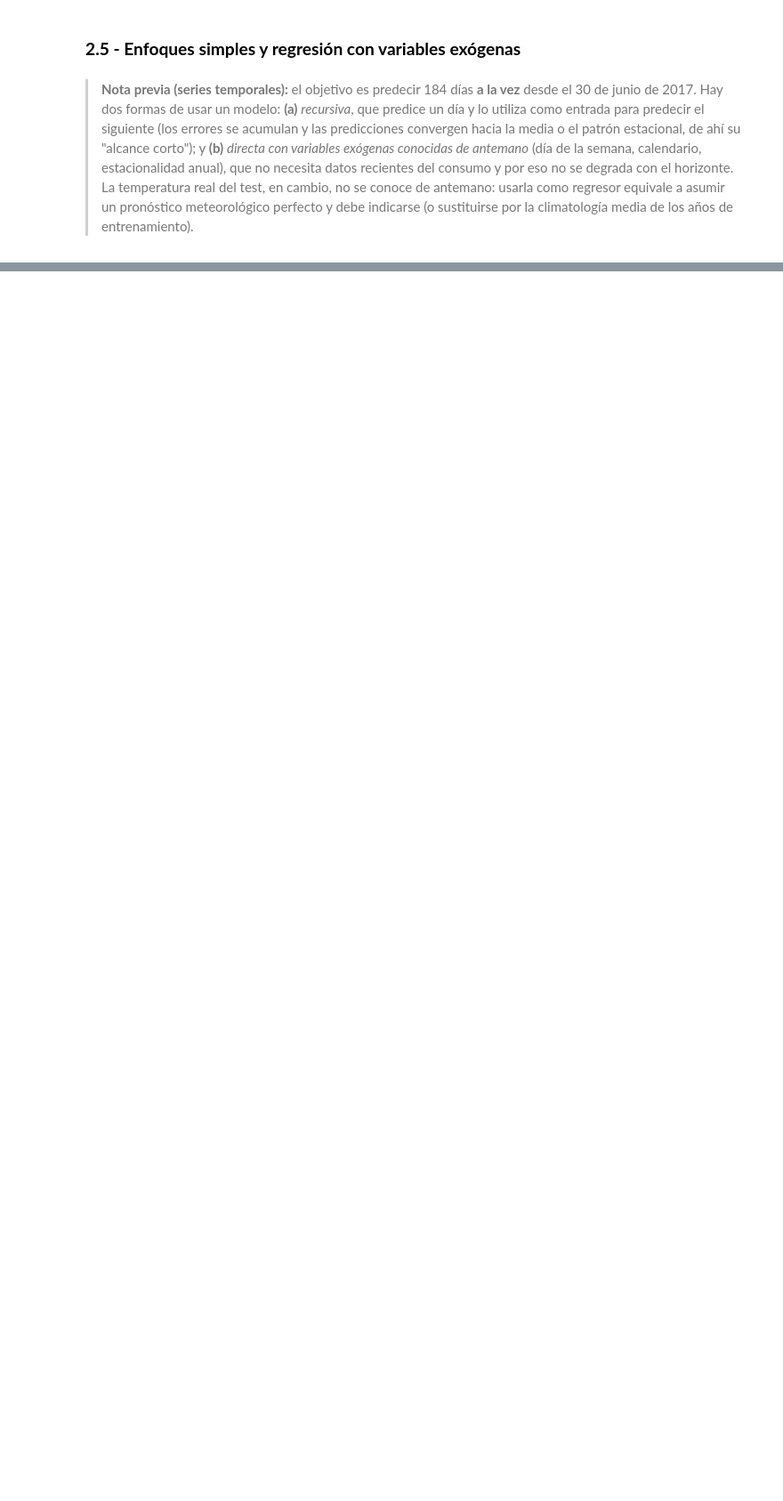
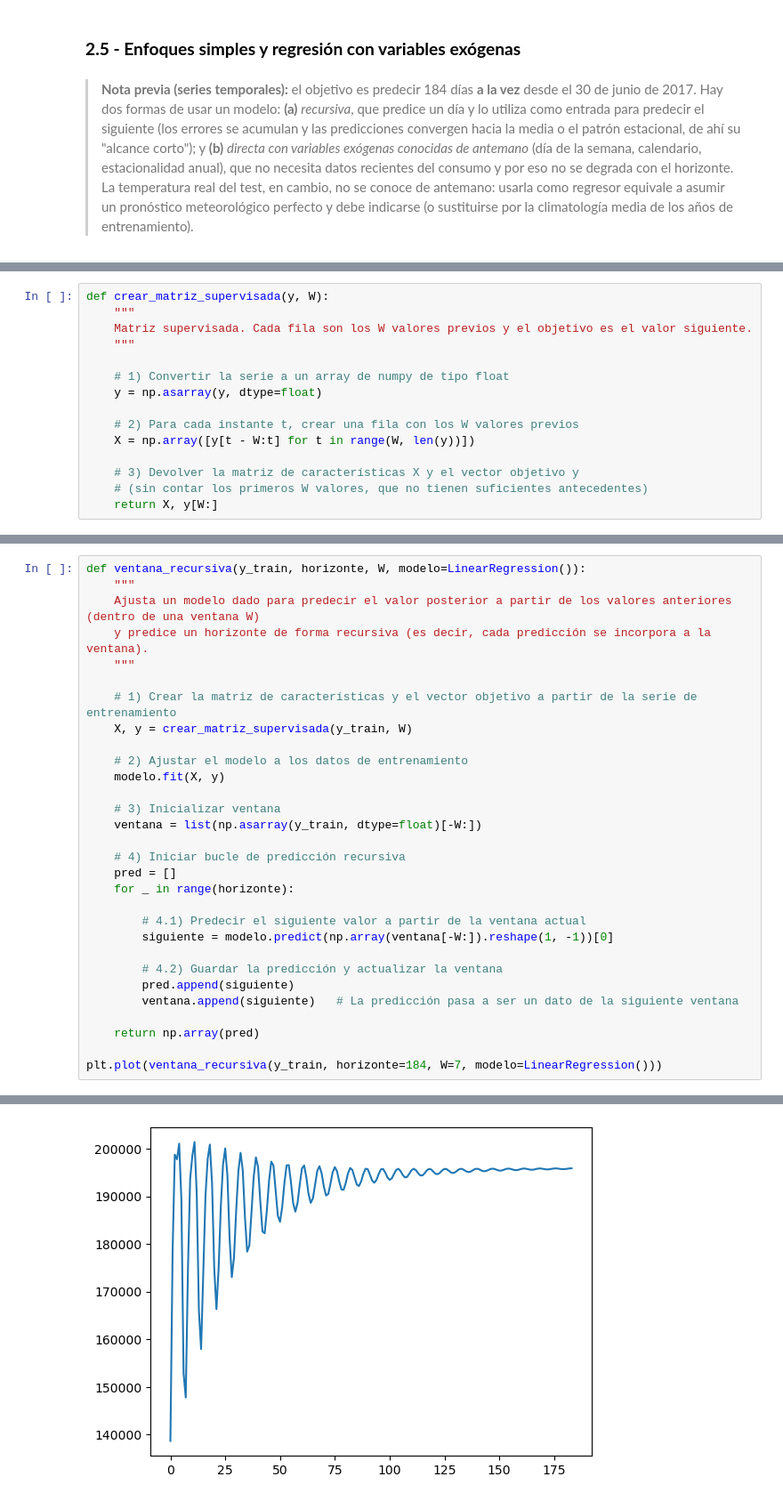
Before and after one commit to Martin-Kugler/network-attacks-and-energetic-efficiency-mcp, a Jupyter notebook: consumo_campus.ipynb, the cells around one changed output, grey strips where cells are left out. Shown at 89% size. Drawn from its saved outputs; the diff is of its cells as text; blank space fills up the shorter version.

```diff
--- a/consumo_campus.ipynb
+++ b/consumo_campus.ipynb
@@ -748,0 +781,15 @@ df_evaluacion_baselines
+# %%
+def crear_matriz_supervisada(y, W):
+    """
+    Matriz supervisada. Cada fila son los W valores previos y el objetivo es el valor siguiente.
+    """
+
+    # 1) Convertir la serie a un array de numpy de tipo float
+    y = np.asarray(y, dtype=float)
+
+    # 2) Para cada instante t, crear una fila con los W valores previos
+    X = np.array([y[t - W:t] for t in range(W, len(y))])
+
+    # 3) Devolver la matriz de características X y el vector objetivo y
+    # (sin contar los primeros W valores, que no tienen suficientes antecedentes)
+    return X, y[W:]
@@ -748,0 +798,31 @@ df_evaluacion_baselines
+# %%
+def ventana_recursiva(y_train, horizonte, W, modelo=LinearRegression()):
+    """
+    Ajusta un modelo dado para predecir el valor posterior a partir de los valores anteriores (dentro de una ventana W)
+    y predice un horizonte de forma recursiva (es decir, cada predicción se incorpora a la ventana).
+    """
+
+    # 1) Crear la matriz de características y el vector objetivo a partir de la serie de entrenamiento
+    X, y = crear_matriz_supervisada(y_train, W)
+
+    # 2) Ajustar el modelo a los datos de entrenamiento
+    modelo.fit(X, y)
+
+    # 3) Inicializar ventana
+    ventana = list(np.asarray(y_train, dtype=float)[-W:])
+
+    # 4) Iniciar bucle de predicción recursiva
+    pred = []
+    for _ in range(horizonte):
+
+        # 4.1) Predecir el siguiente valor a partir de la ventana actual
+        siguiente = modelo.predict(np.array(ventana[-W:]).reshape(1, -1))[0]
+
+        # 4.2) Guardar la predicción y actualizar la ventana
+        pred.append(siguiente)
+        ventana.append(siguiente)   # La predicción pasa a ser un dato de la siguiente ventana
+
+    return np.array(pred)
+
+plt.plot(ventana_recursiva(y_train, horizonte=184, W=7, modelo=LinearRegression()))
+# %% [output]
@@ -748,0 +830 @@ df_evaluacion_baselines
+[figure, added]
```
Also changed, not shown: parts of 20 cells of this notebook, 1 other file.
